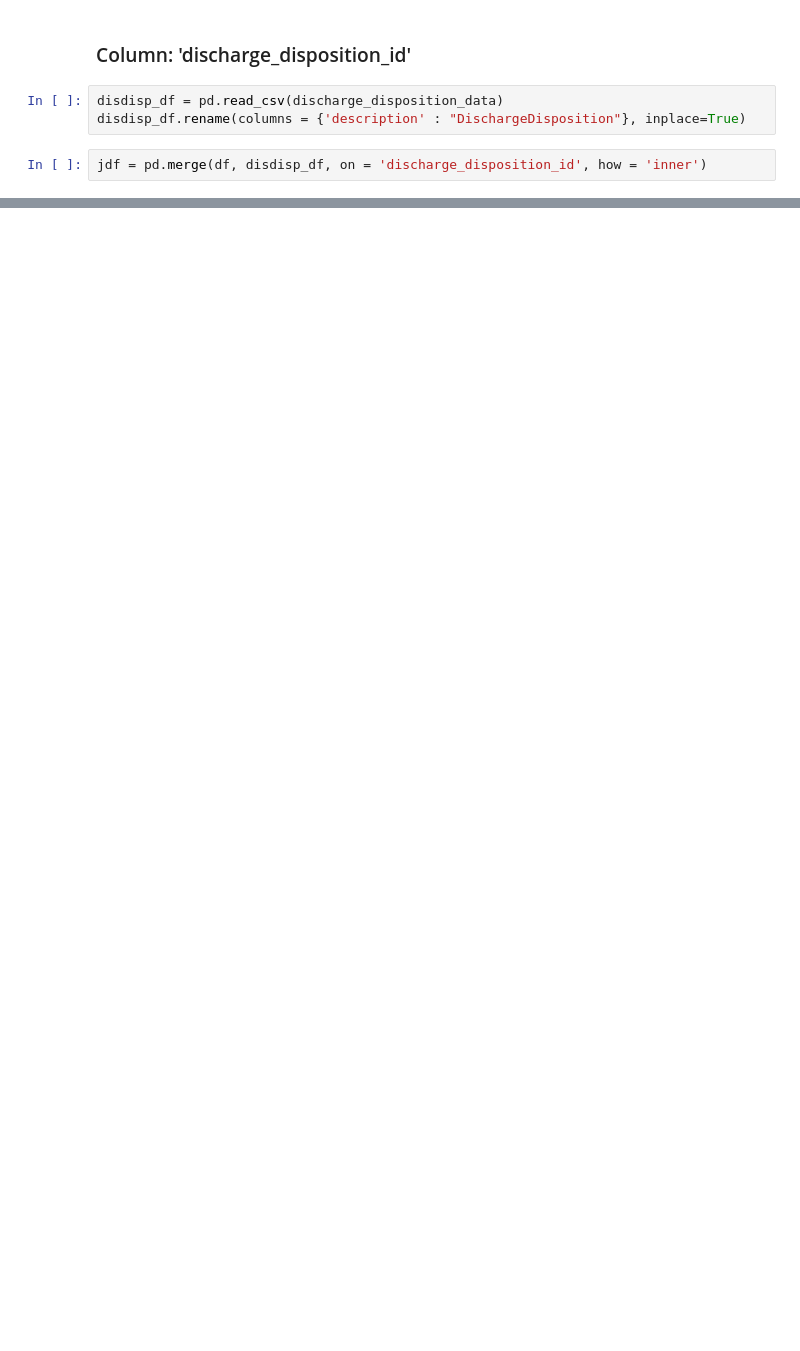
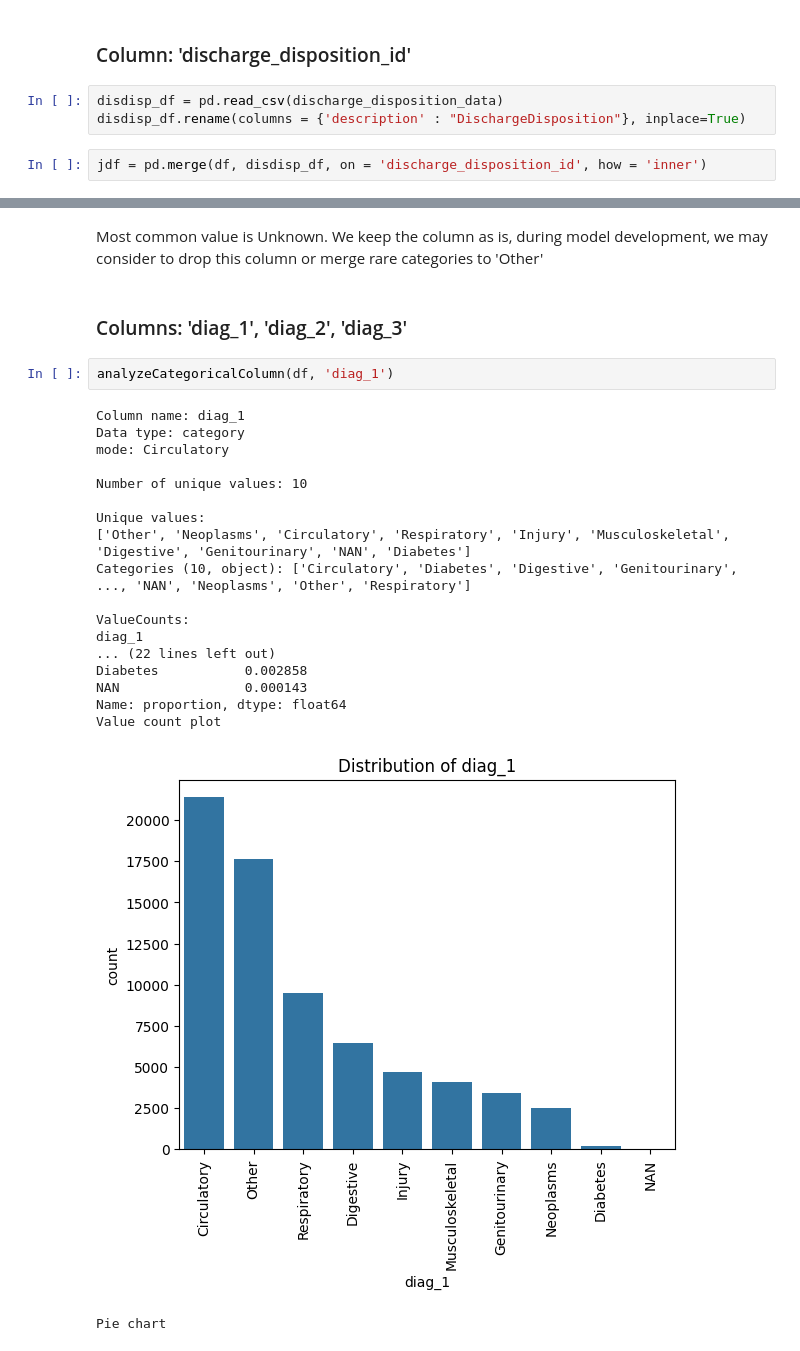
Before and after one commit to abhitoshj/diabetes-readmission, a Jupyter notebook: Code/03-eda-univariate.ipynb, the cells around one changed output, grey strips where cells are left out. Cells and saved outputs as stored; diff of their text form; blank space fills up the shorter version.

```diff
--- a/Code/03-eda-univariate.ipynb
+++ b/Code/03-eda-univariate.ipynb
@@ -187,0 +250,26 @@ Pie chart
+# %% [markdown]
+Most common value is Unknown. We keep the column as is, during model development, we may consider to drop this column or merge rare categories to 'Other'
+# %% [markdown]
+### Columns: 'diag_1', 'diag_2', 'diag_3'
+# %%
+analyzeCategoricalColumn(df, 'diag_1')
+# %% [output]
+Column name: diag_1
+Data type: category
+mode: Circulatory
+
+Number of unique values: 10
+
+Unique values:
+['Other', 'Neoplasms', 'Circulatory', 'Respiratory', 'Injury', 'Musculoskeletal', 'Digestive', 'Genitourinary', 'NAN', 'Diabetes']
+Categories (10, object): ['Circulatory', 'Diabetes', 'Digestive', 'Genitourinary', ..., 'NAN', 'Neoplasms', 'Other', 'Respiratory']
+
+ValueCounts:
+diag_1
+... (22 lines left out)
+Diabetes           0.002858
+NAN                0.000143
+Name: proportion, dtype: float64
+Value count plot
+[figure, added]
+Pie chart
```
Also changed, not shown: parts of 55 cells of this notebook, 1 other file.
